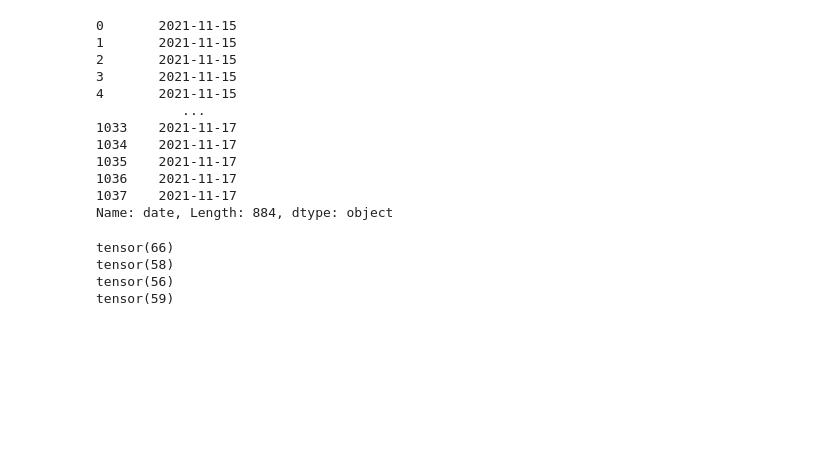
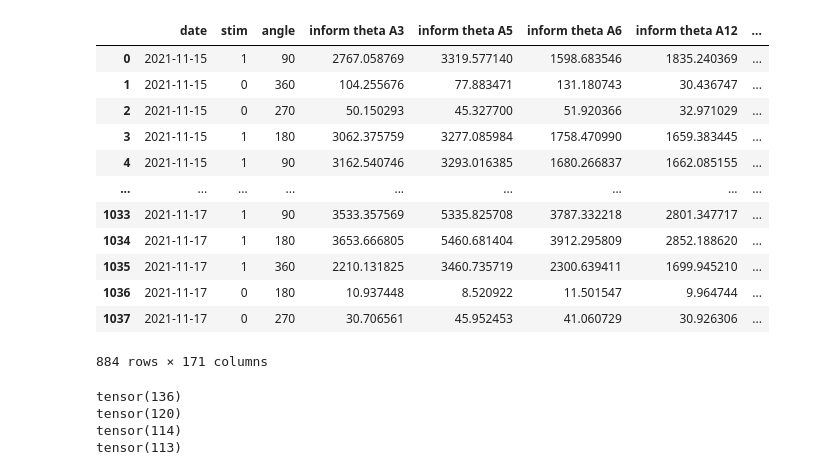
Before and after one commit to jzhou33/ECoG_Reach_ML, a Jupyter notebook: rnn_classification_NS.ipynb, the cells around one changed output. Cells and saved outputs as stored; diff of their text form; code cells hidden in the pictures; blank space fills up the shorter version.

```diff
--- a/rnn_classification_NS.ipynb
+++ b/rnn_classification_NS.ipynb
@@ -12,62 +12,65 @@ import numpy as np
 import matplotlib.pyplot as plt
 import torch.nn.functional as F
 # %%
-path_to_data = r'/Users/sooophias/Downloads/UW/599/finalproject/CSE599_data.pkl'
-data = pd.read_pickle(path_to_data)
-data = data.dropna()
-data['date']
+path_to_data = r'/Users/noahstanis/Documents/24 Spring quarter/CSE 599 AI for Neuroscience/final project/CSE599_data.pkl'
+data = pd.read_pickle(path_to_data).dropna()
+data
 # %% [output]
+|  | date | stim | angle | inform theta A3 | inform theta A5 | inform theta A6 | inform theta A12 | ... |
+| 0 | 2021-11-15 | 1 | 90 | 2767.058769 | 3319.577140 | 1598.683546 | 1835.240369 | ... |
+| 1 | 2021-11-15 | 0 | 360 | 104.255676 | 77.883471 | 131.180743 | 30.436747 | ... |
+| 2 | 2021-11-15 | 0 | 270 | 50.150293 | 45.327700 | 51.920366 | 32.971029 | ... |
+| 3 | 2021-11-15 | 1 | 180 | 3062.375759 | 3277.085984 | 1758.470990 | 1659.383445 | ... |
+| 4 | 2021-11-15 | 1 | 90 | 3162.540746 | 3293.016385 | 1680.266837 | 1662.085155 | ... |
+| ... | ... | ... | ... | ... | ... | ... | ... | ... |
+| 1033 | 2021-11-17 | 1 | 90 | 3533.357569 | 5335.825708 | 3787.332218 | 2801.347717 | ... |
+| 1034 | 2021-11-17 | 1 | 180 | 3653.666805 | 5460.681404 | 3912.295809 | 2852.188620 | ... |
+| 1035 | 2021-11-17 | 1 | 360 | 2210.131825 | 3460.735719 | 2300.639411 | 1699.945210 | ... |
+| 1036 | 2021-11-17 | 0 | 180 | 10.937448 | 8.520922 | 11.501547 | 9.964744 | ... |
+| 1037 | 2021-11-17 | 0 | 270 | 30.706561 | 45.952453 | 41.060729 | 30.926306 | ... |
-0       2021-11-15
-1       2021-11-15
-2       2021-11-15
-3       2021-11-15
-4       2021-11-15
-           ...
-1033    2021-11-17
-1034    2021-11-17
-1035    2021-11-17
-1036    2021-11-17
-1037    2021-11-17
-Name: date, Length: 884, dtype: object
+884 rows × 171 columns
 # %%
-no_stim_data = data[data['stim'] == 0]
-oneday_data = no_stim_data[no_stim_data['date'] == '2021-11-15']
-# temp_data = oneday_data[oneday_data['angle'] > 90
+# 2021-11-15
+oneday_data = data[data['date'] == '2021-11-15']
 
-# stim_data = data[data['stim'] == 1]
-# stim_oneday_data = stim_data[stim_data['date'] == '2021-11-15']
+# NO stim data - 2021-11-15
+#no_stim_data = data[data['stim'] == 0]
+#oneday_data = no_stim_data[no_stim_data['date'] == '2021-11-15']
 
+# Stim data - 2021-11-15
+#stim_data = data[data['stim'] == 1]
+#oneday_data = stim_data[stim_data['date'] == '2021-11-15']
 
 names = data.columns
 
 # stim_inputs =stim_oneday_data[names[3:]]
 # stim_inputs = torch.tensor(stim_inputs.values).to(torch.float32)
 
-pd_inputs = oneday_data[names[3:]]
+# Inputs to nerual network (tf power features)
+pd_inputs = oneday_data[names[3:]] # 87 for move epoch only
 inputs = torch.tensor(pd_inputs.values)
 inputs = inputs.to(torch.float32)
 
-
+# target of nerual netwokr (reach direction)
 angle_outputs = oneday_data['angle'].values
 outputs = torch.zeros(angle_outputs.shape[0], 4, dtype = torch.long)
 
-
-
+# Transofrm inputs into binary form
 for i in range(angle_outputs.shape[0]):
     ind = angle_outputs[i]/90 -1
     outputs[i, int(ind)] = 1
 
 
 ind_list = torch.argmax(outputs, dim = 1)
-print(torch.sum(ind_list == 0))
-print(torch.sum(ind_list == 1))
-print(torch.sum(ind_list == 2))
-print(torch.sum(ind_list == 3))
+print(torch.sum(ind_list == 0)) # 90
+print(torch.sum(ind_list == 1)) # 180
+print(torch.sum(ind_list == 2)) # 270
+print(torch.sum(ind_list == 3)) # 360
 # %% [output]
-tensor(66)
-tensor(58)
-tensor(56)
-tensor(59)
+tensor(136)
+tensor(120)
+tensor(114)
+tensor(113)
 # %%
 class RNN(nn.Module):
     def __init__(self, input_size,  hidden_size, output_size, nonlinearity = 'tanh'):
```
Also changed, not shown: parts of 7 cells of this notebook, 2 other files.
